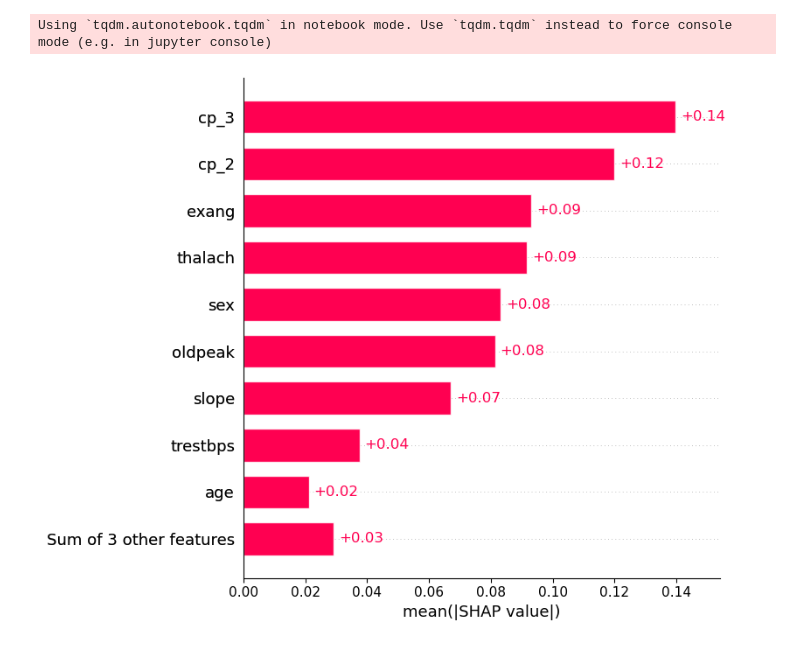
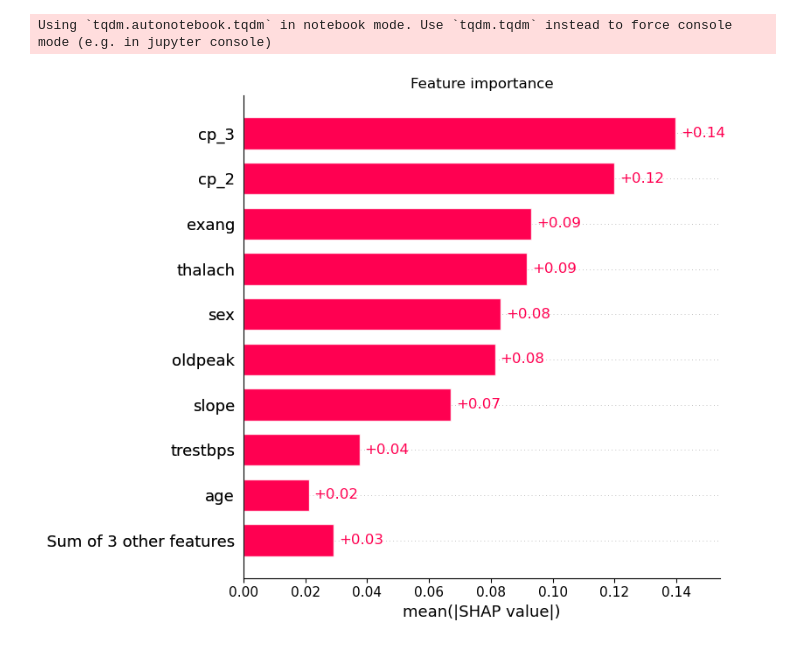
Before and after one commit to JPonsa/UCI_Heart_Disease, a Jupyter notebook: Notebooks/40 - Binnary Classifier - Model Selection.ipynb, the cells around one changed output. Cells and saved outputs as stored; diff of their text form; code cells hidden in the pictures.

Commit message:
add title to feature importance plot

```diff
--- a/Notebooks/40 - Binnary Classifier - Model Selection.ipynb
+++ b/Notebooks/40 - Binnary Classifier - Model Selection.ipynb
@@ -293,7 +293,10 @@ shap_values = explainer(X_test_preprocessed)
 Using `tqdm.autonotebook.tqdm` in notebook mode. Use `tqdm.tqdm` instead to force console mode (e.g. in jupyter console)
 # %%
 shap.plots.bar(shap_values, show=False)
+plt.title("Feature importance")
+
 plt.tight_layout()
+
 plt.savefig("../Figures/40.binary_classifier_shap_values.png")
 # %% [output]
-[figure, old version]
+[figure, new version]
```
Also changed, not shown: 4 other files.
